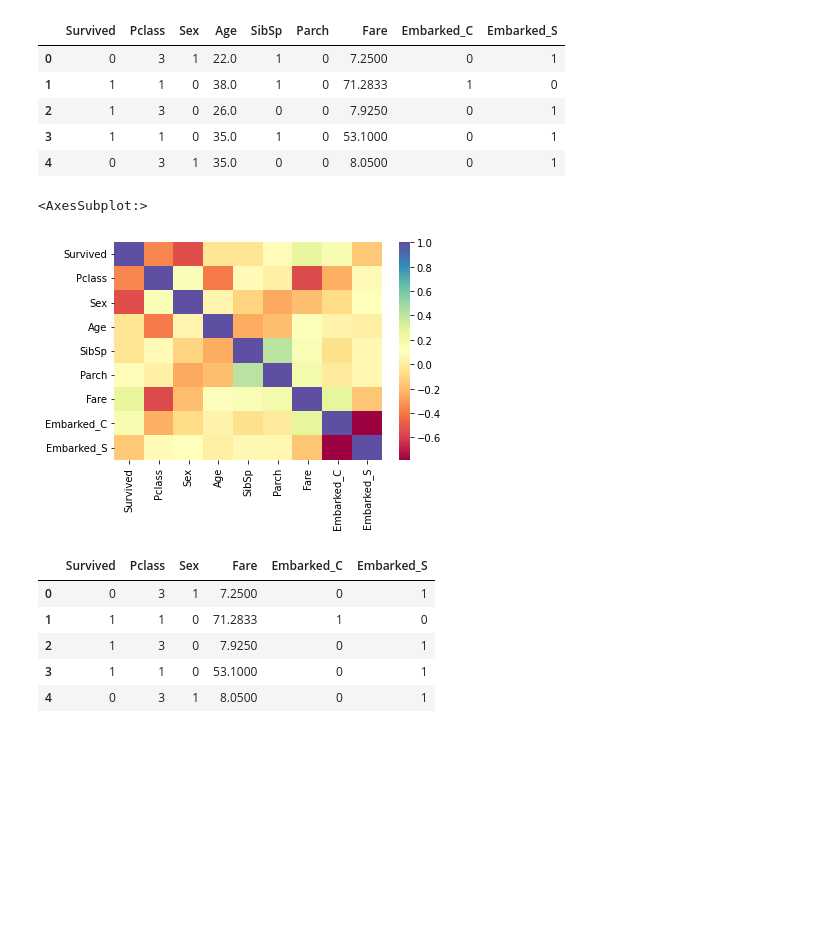
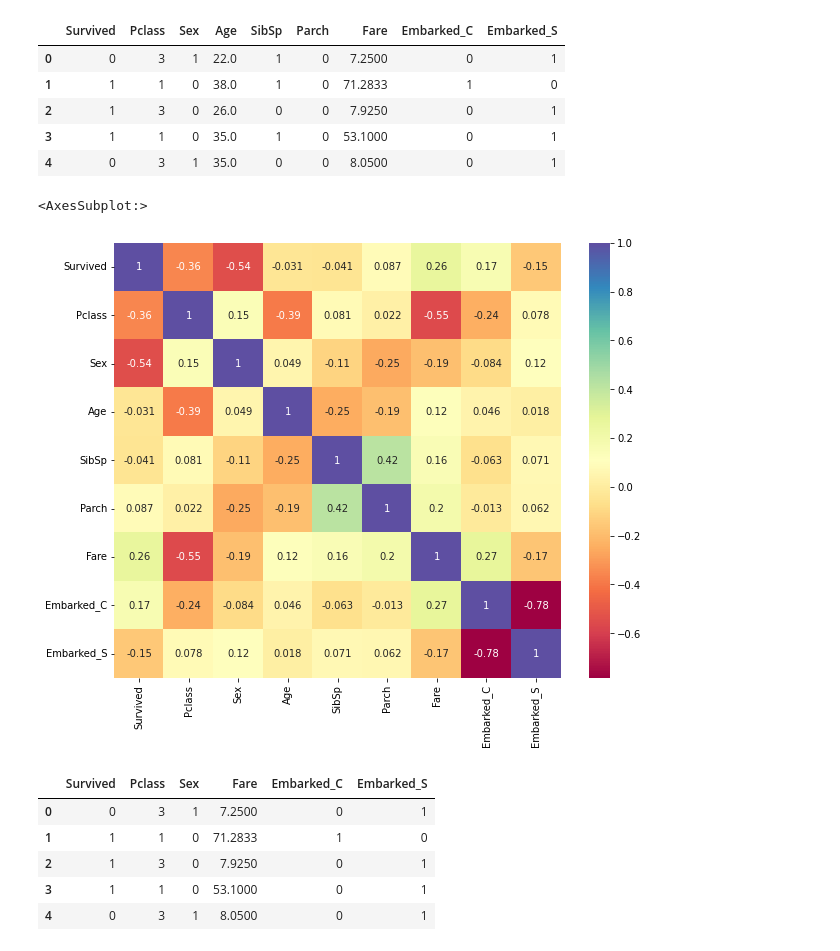
Before and after one commit to arup-baral/titanic-dataset-analysis, a Jupyter notebook: titanic-dataset.ipynb, the cells around one changed output. Cells and saved outputs as stored; diff of their text form; code cells hidden in the pictures; blank space fills up the shorter version.

```diff
--- a/titanic-dataset.ipynb
+++ b/titanic-dataset.ipynb
@@ -254,10 +254,11 @@ df1.head()
 | 3 | 1 | 1 | 0 | 35.0 | 1 | 0 | 53.1000 | 0 | 1 |
 | 4 | 0 | 3 | 1 | 35.0 | 0 | 0 | 8.0500 | 0 | 1 |
 # %%
-sns.heatmap(data = df1.corr(), cmap = 'Spectral')
+fig, ax = plt.subplots(figsize=(10,8))
+sns.heatmap(data = df1.corr(), cmap = 'Spectral', annot = True)
 # %% [output]
 <AxesSubplot:>
-[figure, old version]
+[figure, new version]
 # %%
 df1.drop(['SibSp', 'Parch', 'Age'], axis=1, inplace=True)
 # %%
```
Also changed, not shown: parts of 3 cells of this notebook.
